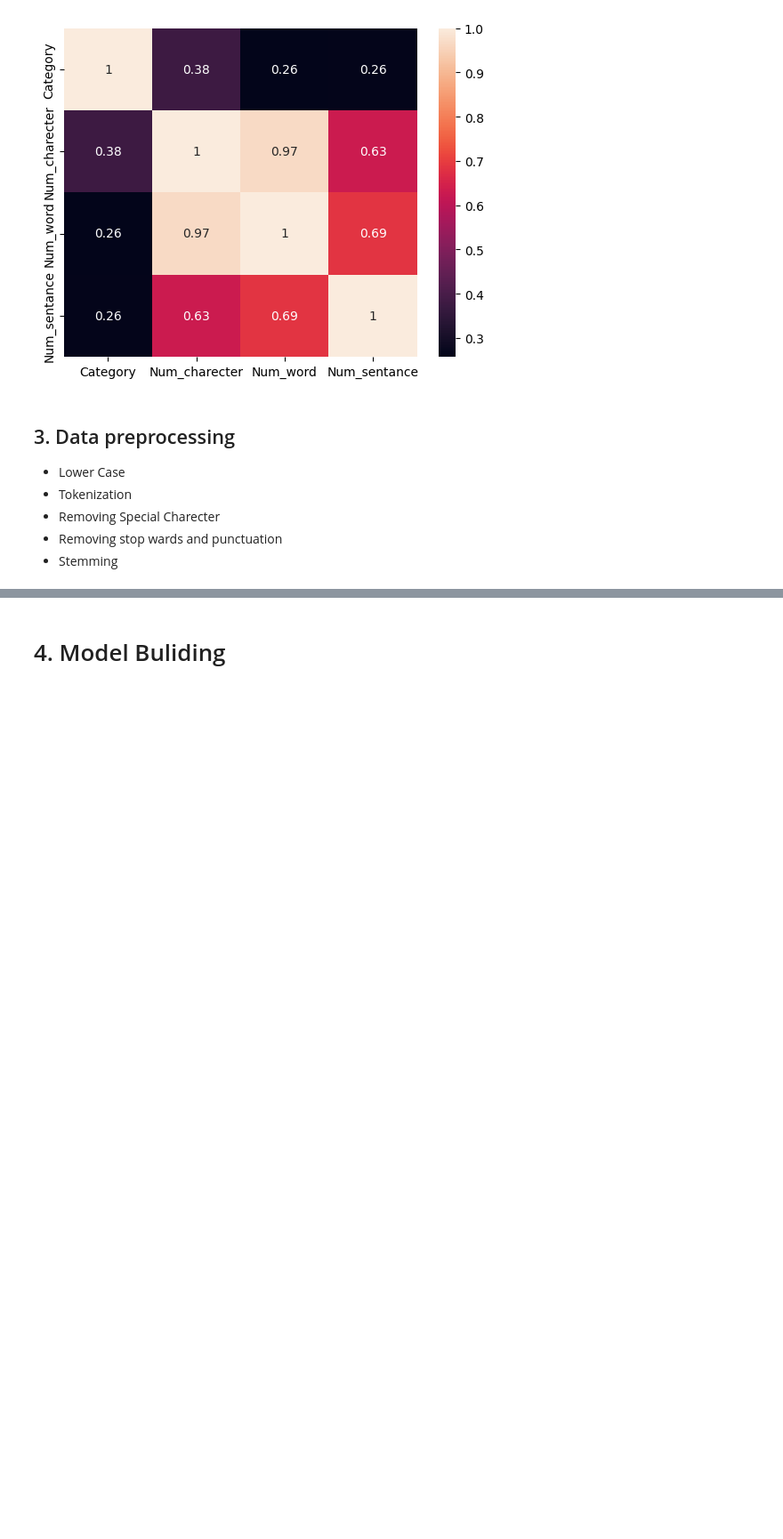
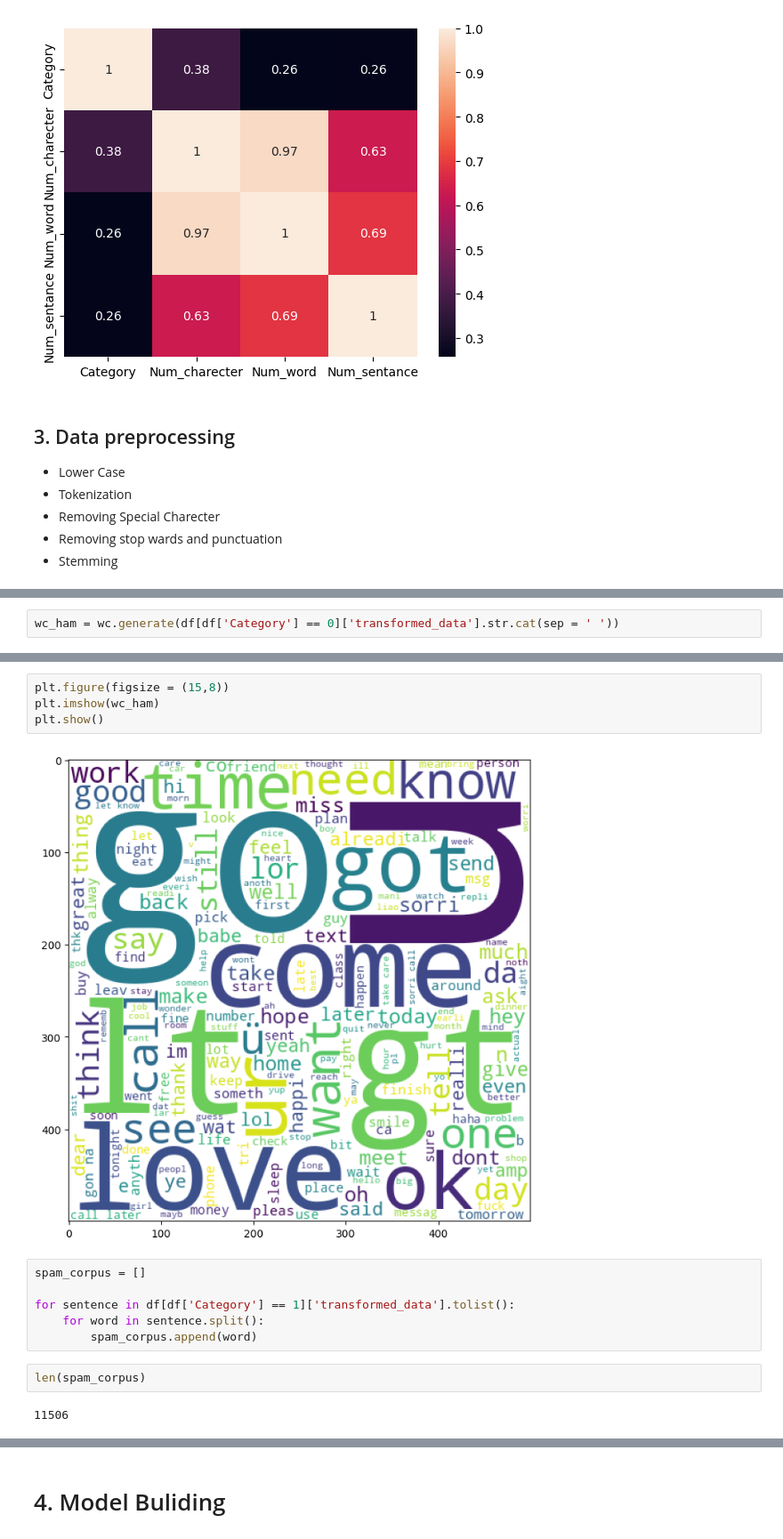
Before and after one commit to sujal-chauhan2006/ML-Projects, a Jupyter notebook: Email Spam Classifier/Email_Spam_Classifier.ipynb, the cells around one changed output, grey strips where cells are left out. Shown at 89% size. Saved outputs shown, nothing was run; the diff lists cells and outputs as text; blank space fills up the shorter version.

```diff
--- a/Email Spam Classifier/Email_Spam_Classifier.ipynb
+++ b/Email Spam Classifier/Email_Spam_Classifier.ipynb
@@ -184,0 +236,2 @@ data_preocessing('hello how AEE  && ## you')
+# %%
+wc_ham = wc.generate(df[df['Category'] == 0]['transformed_data'].str.cat(sep = ' '))
@@ -184,0 +244,16 @@ data_preocessing('hello how AEE  && ## you')
+# %%
+plt.figure(figsize = (15,8))
+plt.imshow(wc_ham)
+plt.show()
+# %% [output]
+[figure, added]
+# %%
+spam_corpus = []
+
+for sentence in df[df['Category'] == 1]['transformed_data'].tolist():
+    for word in sentence.split():
+        spam_corpus.append(word)
+# %%
+len(spam_corpus)
+# %% [output]
+11506
```
Also changed, not shown: parts of 51 cells of this notebook.
